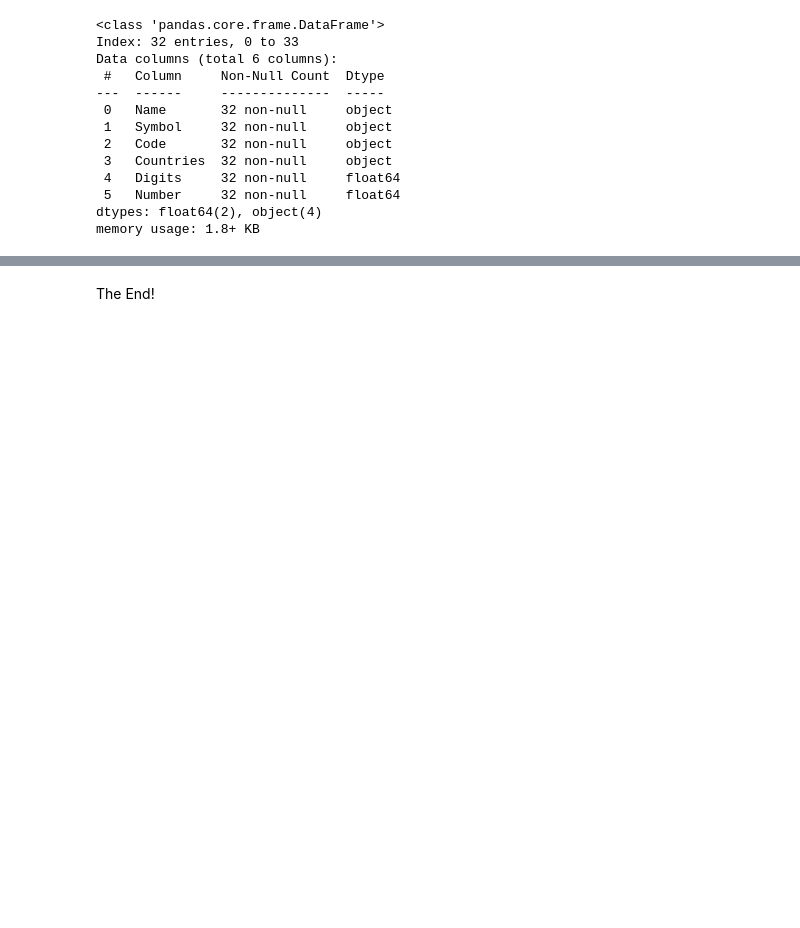
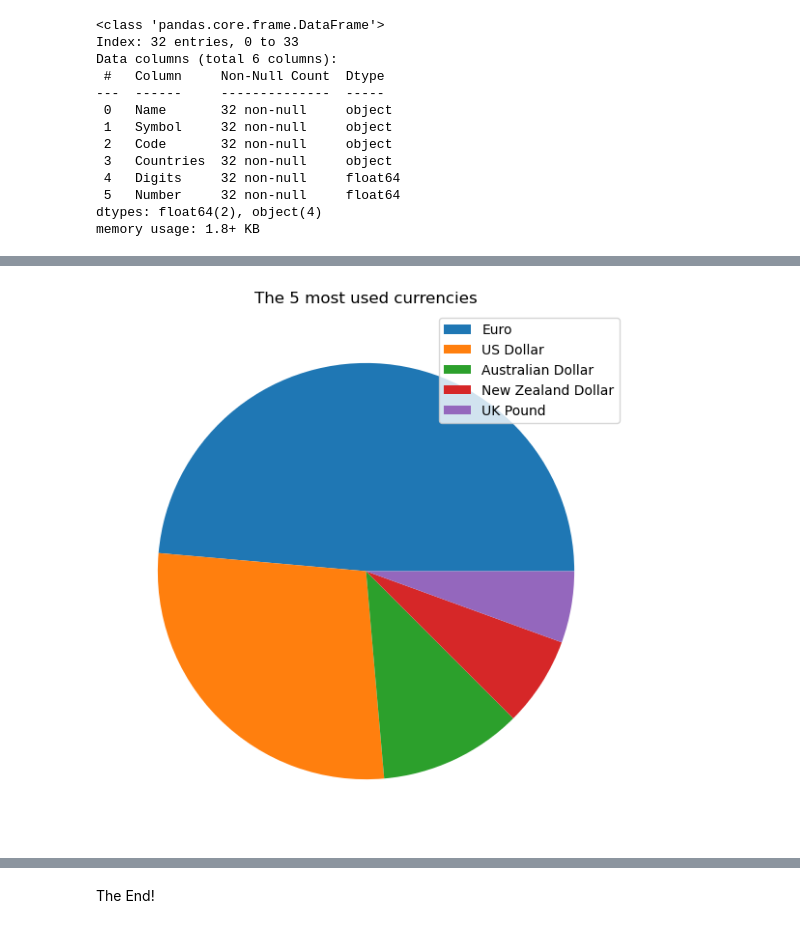
Before and after one commit to AldaJiji/My-first-project, a Jupyter notebook: My_First_Project.ipynb, the cells around one changed output, grey strips where cells are left out. Saved outputs shown, nothing was run; the diff lists cells and outputs as text; code cells hidden in the pictures; blank space fills up the shorter version.

```diff
--- a/My_First_Project.ipynb
+++ b/My_First_Project.ipynb
@@ -119,0 +96,8 @@ plt.legend(title=None,loc='upper right',fontsize='medium');
+# %%
+# Count number of countries for each currency
+
+#We create a new column 'Countries_Count'
+#We use a lambda function which counts the number of countries for each row in the 'Countries' column
+df['Countries_Count'] = df['Countries'].apply(lambda x: len(str(x).split(',')) if pd.notnull(x) else 0)
+
+df
@@ -119,0 +122,19 @@ plt.legend(title=None,loc='upper right',fontsize='medium');
+# %%
+#We look for the 5 most used currencies
+
+#We sorts the df by the Countries_Count column in descending order and selects the top 5 rows
+#Then We chose the Name column from these top 5 rows and converts it to a list, so we could plot later
+top5_currencies=df.nlargest(5, 'Countries_Count')['Name'].tolist()
+
+#we create a list of the top 5 Countries_Count too in order to plot
+top5_countriescount=df.nlargest(5, 'Countries_Count')['Countries_Count'].tolist()
+# %%
+#We plot the piechart
+
+fig=plt.figure(figsize=(10,7))
+plt.pie(top5_countriescount,labels=top5_currencies,labeldistance=None)
+
+plt.title('The 5 most used currencies')
+plt.legend(title=None,loc='upper right',fontsize='medium');
+# %% [output]
+[figure, added]
```
Also changed, not shown: parts of 14 cells of this notebook.
